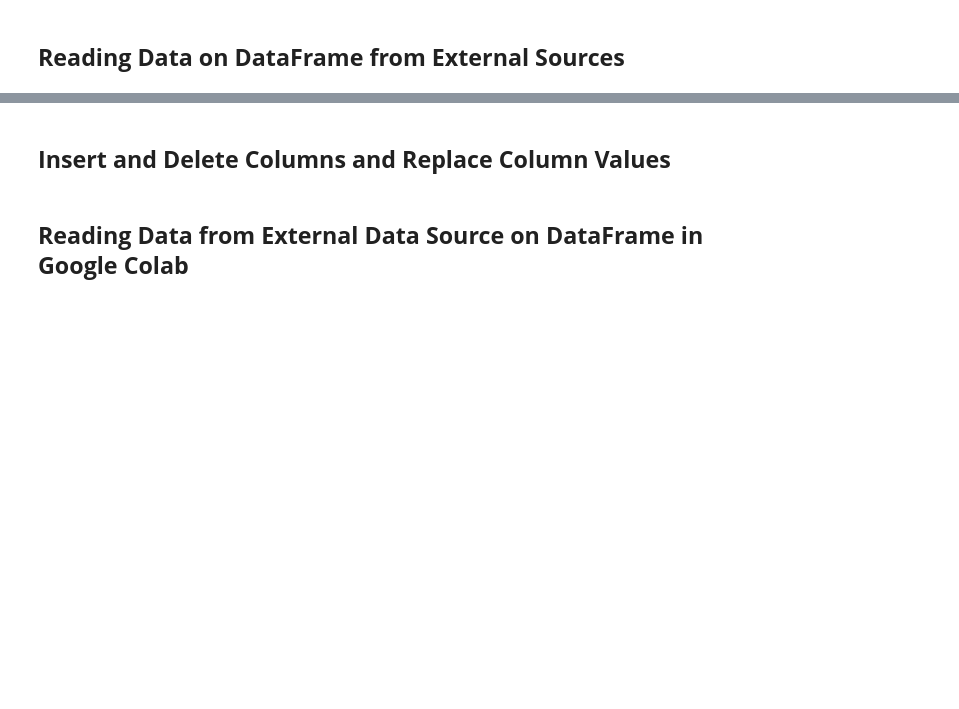
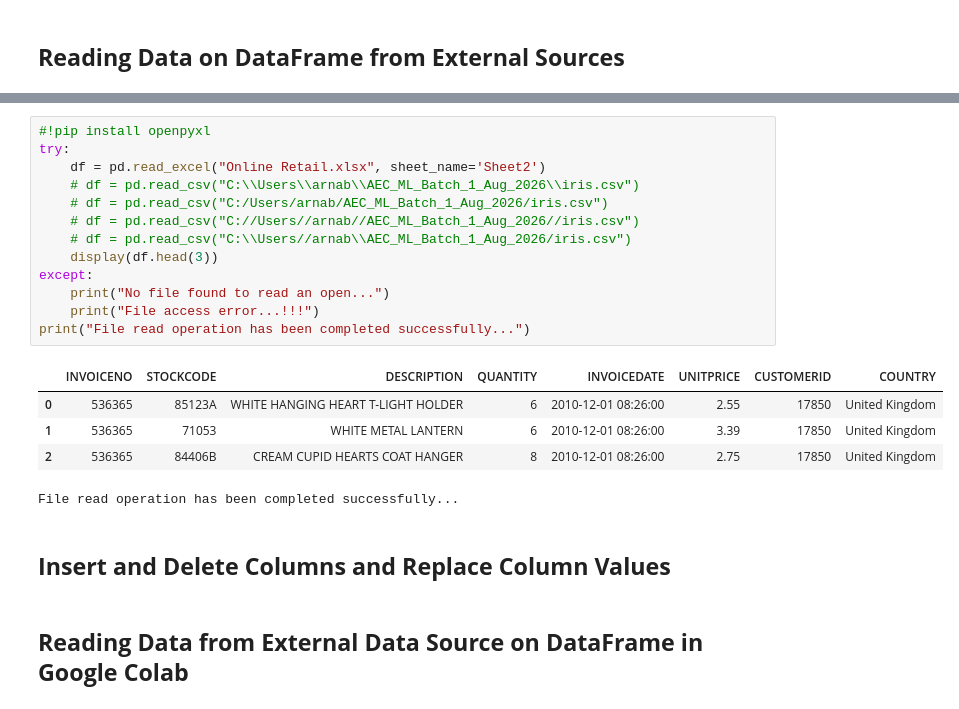
Before and after one commit to toarnabtrainer/AEC_ML_Batch_1_August_2026, a Jupyter notebook: Pandas.ipynb, the cells around one changed output, grey strips where cells are left out. Cells and saved outputs as stored; diff of their text form; blank space fills up the shorter version.

```diff
--- a/Pandas.ipynb
+++ b/Pandas.ipynb
@@ -1393,3 +1398,22 @@ df.head()
+# %%
+#!pip install openpyxl
+try:
+    df = pd.read_excel("Online Retail.xlsx", sheet_name='Sheet2')
+    # df = pd.read_csv("C:\\Users\\arnab\\AEC_ML_Batch_1_Aug_2026\\iris.csv")
+    # df = pd.read_csv("C:/Users/arnab/AEC_ML_Batch_1_Aug_2026/iris.csv")
+    # df = pd.read_csv("C://Users//arnab//AEC_ML_Batch_1_Aug_2026//iris.csv")
+    # df = pd.read_csv("C:\\Users//arnab\\AEC_ML_Batch_1_Aug_2026/iris.csv")
+    display(df.head(3))
+except:
+    print("No file found to read an open...")
+    print("File access error...!!!")
+print("File read operation has been completed successfully...")
+# %% [output]
+|  | INVOICENO | STOCKCODE | DESCRIPTION | QUANTITY | INVOICEDATE | UNITPRICE | CUSTOMERID | COUNTRY |
+| 0 | 536365 | 85123A | WHITE HANGING HEART T-LIGHT HOLDER | 6 | 2010-12-01 08:26:00 | 2.55 | 17850 | United Kingdom |
+| 1 | 536365 | 71053 | WHITE METAL LANTERN | 6 | 2010-12-01 08:26:00 | 3.39 | 17850 | United Kingdom |
+| 2 | 536365 | 84406B | CREAM CUPID HEARTS COAT HANGER | 8 | 2010-12-01 08:26:00 | 2.75 | 17850 | United Kingdom |
+File read operation has been completed successfully...
 # %% [markdown]
 ## **Insert and Delete Columns and Replace Column Values**
 # %% [markdown]
```
Also changed, not shown: parts of 17 cells of this notebook, 1 other file.
